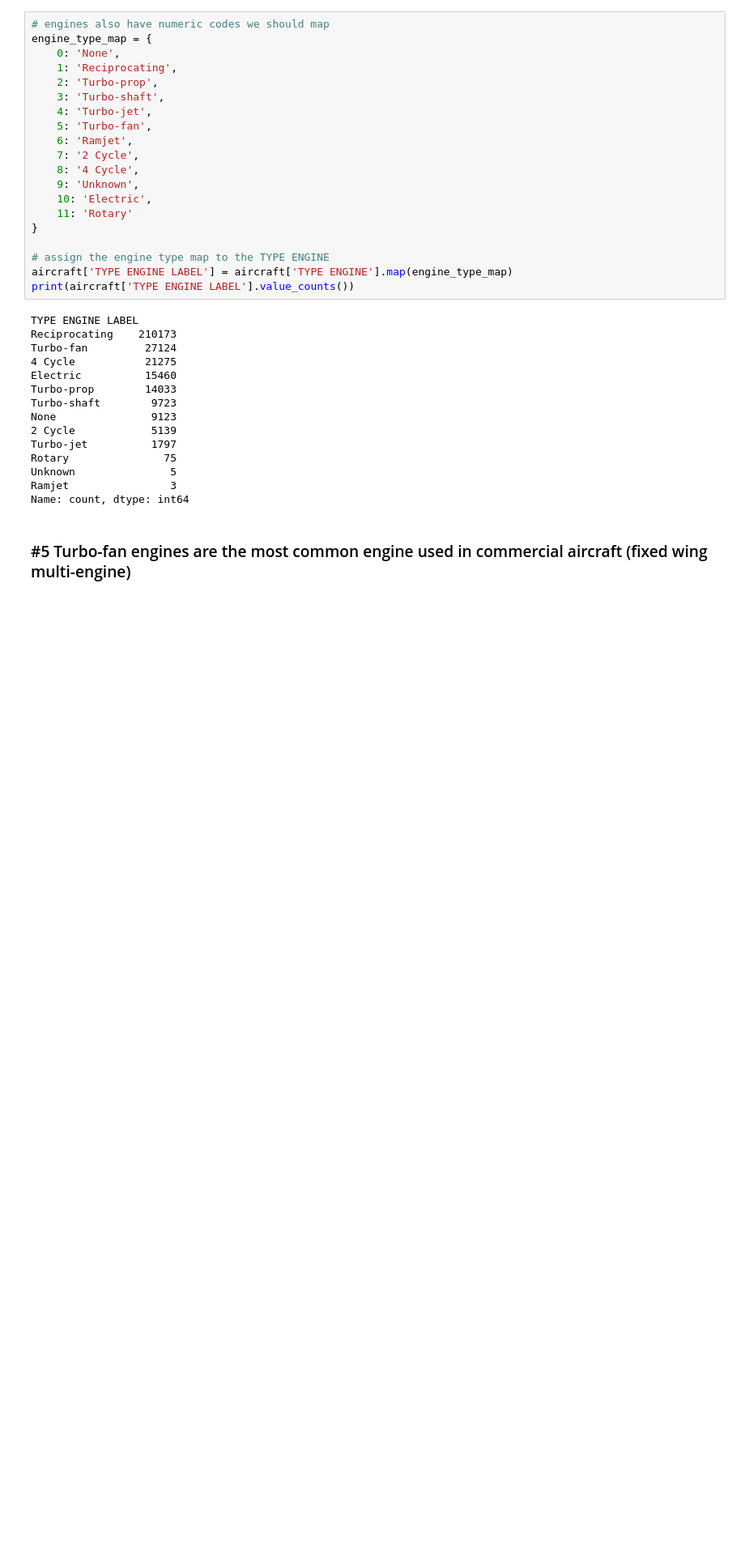
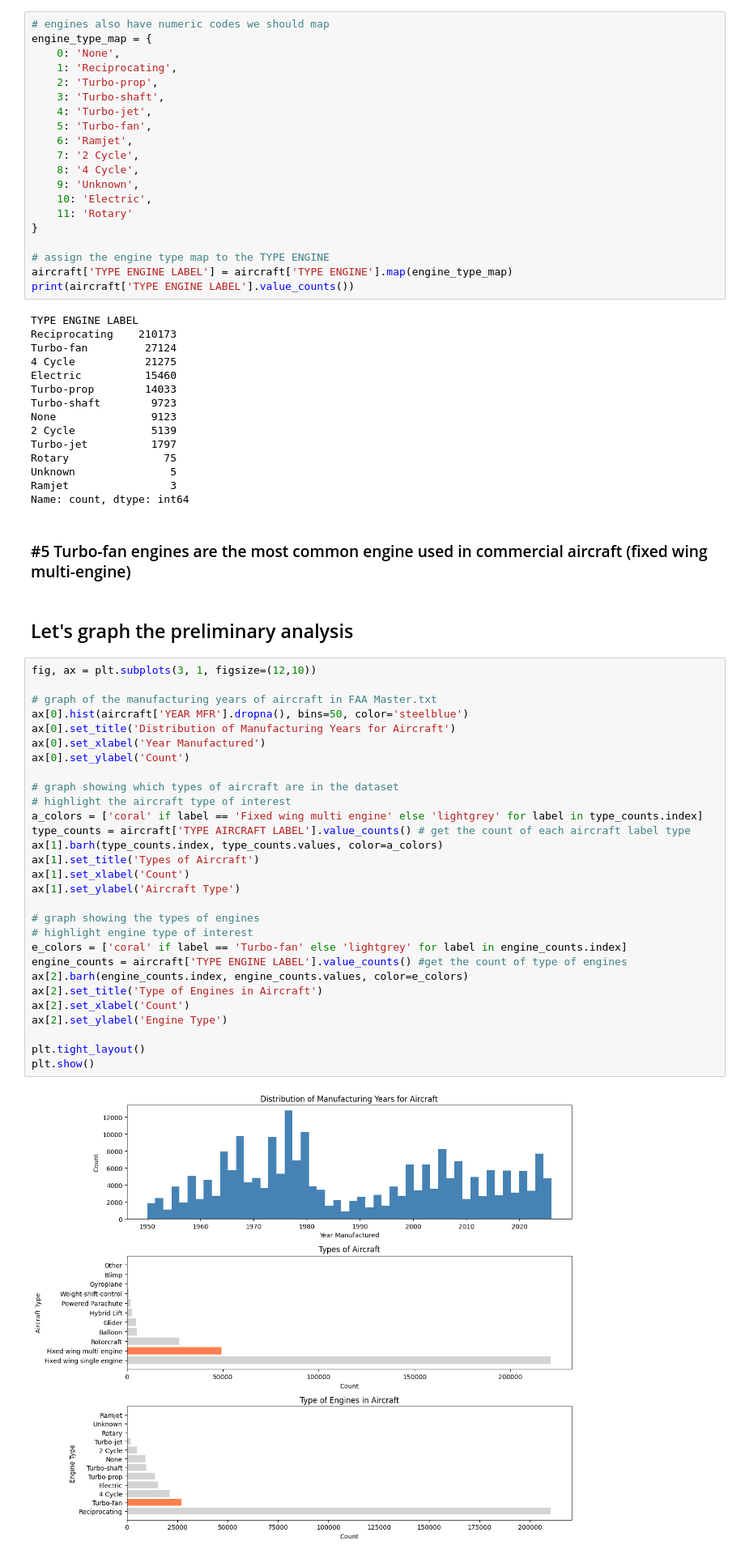
Before and after one commit to UC-Berkeley-I-School/207-Summer26-FinalProject-MLModel, a Jupyter notebook: teammates_notebook/justin_data_cleaning.ipynb, the cells around one changed output. Shown at 81% size. Drawn from its saved outputs; the diff is of its cells as text; blank space fills up the shorter version.

Commit message:
add FAA visualizations, aircraft type, engine type, and type by manufacturing year

```diff
--- a/teammates_notebook/justin_data_cleaning.ipynb
+++ b/teammates_notebook/justin_data_cleaning.ipynb
@@ -512,3 +514,36 @@ Ramjet                3
 Name: count, dtype: int64
 # %% [markdown]
 ### #5 Turbo-fan engines are the most common engine used in commercial aircraft (fixed wing multi-engine)
+# %% [markdown]
+## Let's graph the preliminary analysis
+# %%
+fig, ax = plt.subplots(3, 1, figsize=(12,10))
+
+# graph of the manufacturing years of aircraft in FAA Master.txt
+ax[0].hist(aircraft['YEAR MFR'].dropna(), bins=50, color='steelblue')
+ax[0].set_title('Distribution of Manufacturing Years for Aircraft')
+ax[0].set_xlabel('Year Manufactured')
+ax[0].set_ylabel('Count')
+
+# graph showing which types of aircraft are in the dataset
+# highlight the aircraft type of interest
+a_colors = ['coral' if label == 'Fixed wing multi engine' else 'lightgrey' for label in type_counts.index]
+type_counts = aircraft['TYPE AIRCRAFT LABEL'].value_counts() # get the count of each aircraft label type
+ax[1].barh(type_counts.index, type_counts.values, color=a_colors)
+ax[1].set_title('Types of Aircraft')
+ax[1].set_xlabel('Count')
+ax[1].set_ylabel('Aircraft Type')
+
+# graph showing the types of engines
+# highlight engine type of interest
+e_colors = ['coral' if label == 'Turbo-fan' else 'lightgrey' for label in engine_counts.index]
+engine_counts = aircraft['TYPE ENGINE LABEL'].value_counts() #get the count of type of engines
+ax[2].barh(engine_counts.index, engine_counts.values, color=e_colors)
+ax[2].set_title('Type of Engines in Aircraft')
+ax[2].set_xlabel('Count')
+ax[2].set_ylabel('Engine Type')
+
+plt.tight_layout()
+plt.show()
+# %% [output]
+[figure, added]
```
Also changed, not shown: parts of 7 cells of this notebook.
